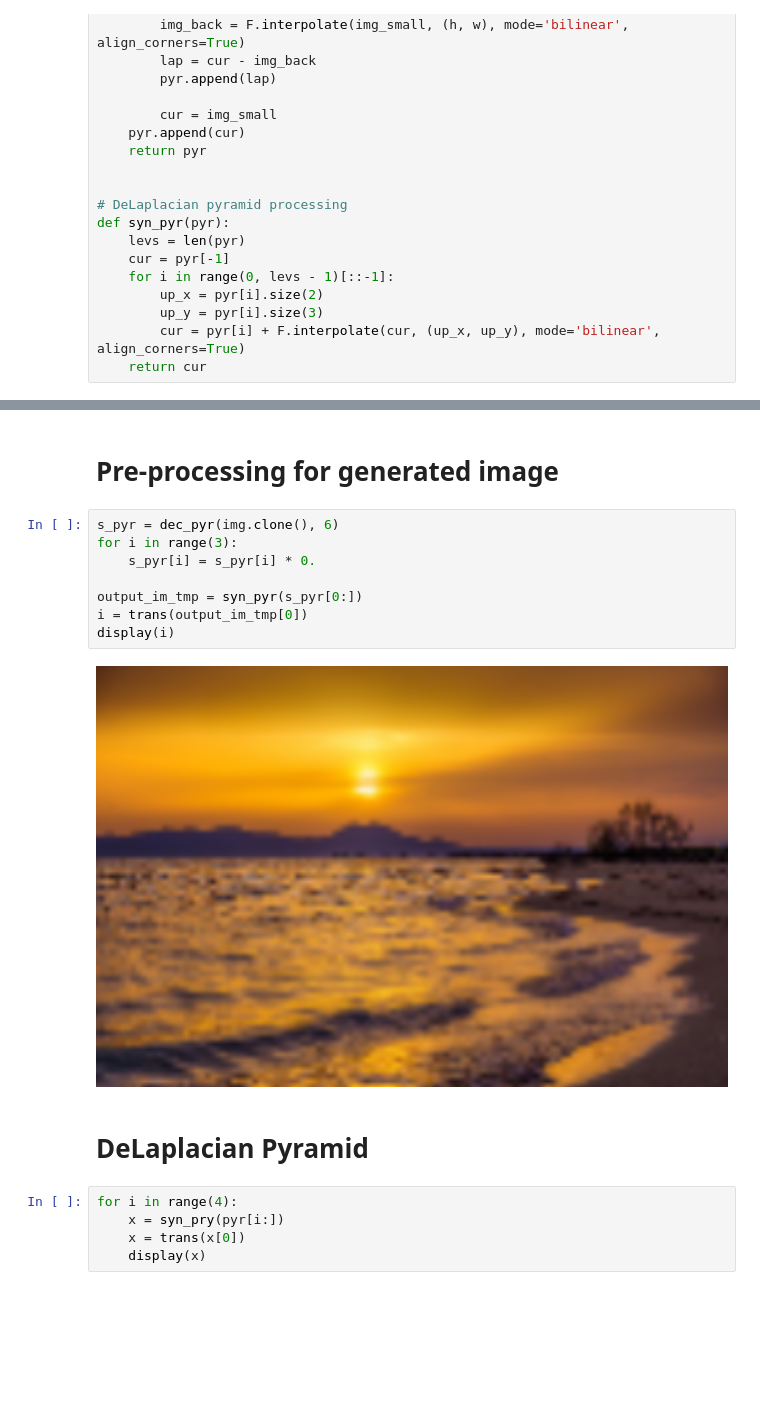
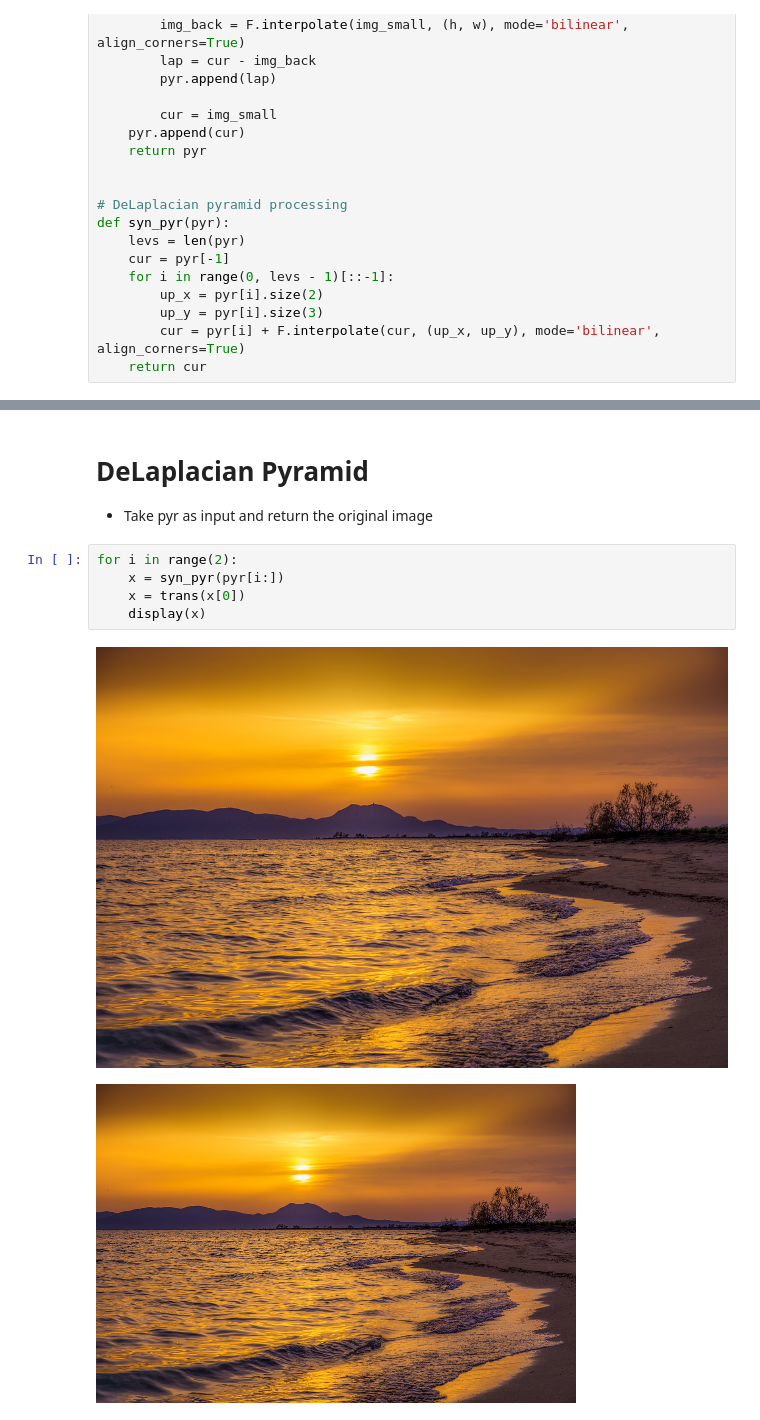
Before and after one commit to Xzzit/NNST, a Jupyter notebook: test.ipynb, the cells around one changed output, grey strips where cells are left out. Saved outputs shown, nothing was run; the diff lists cells and outputs as text; blank space fills up the shorter version.

```diff
--- a/test.ipynb
+++ b/test.ipynb
@@ -169,19 +189,11 @@ torch.Size([1, 3, 159, 240])
-# %% [markdown]
-# Pre-processing for generated image
-# %%
-s_pyr = dec_pyr(img.clone(), 6)
-for i in range(3):
-    s_pyr[i] = s_pyr[i] * 0.
-
-output_im_tmp = syn_pyr(s_pyr[0:])
-i = trans(output_im_tmp[0])
-display(i)
-# %% [output]
-[figure]
 # %% [markdown]
 # DeLaplacian Pyramid
+- Take pyr as input and return the original image
 # %%
-for i in range(4):
-    x = syn_pry(pyr[i:])
+for i in range(2):
+    x = syn_pyr(pyr[i:])
     x = trans(x[0])
     display(x)
+# %% [output]
+[figure, added]
+[figure, added]
```
Also changed, not shown: parts of 10 cells of this notebook, 4 other files.
